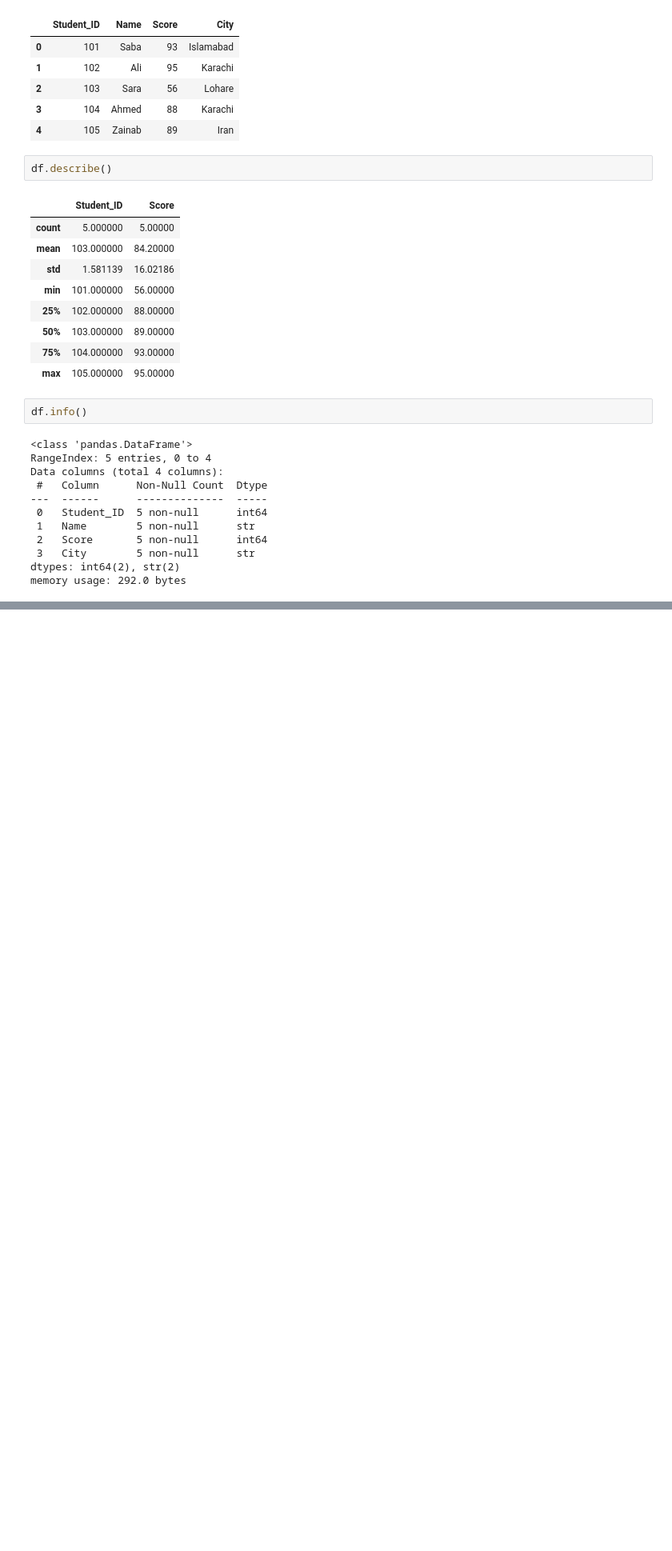
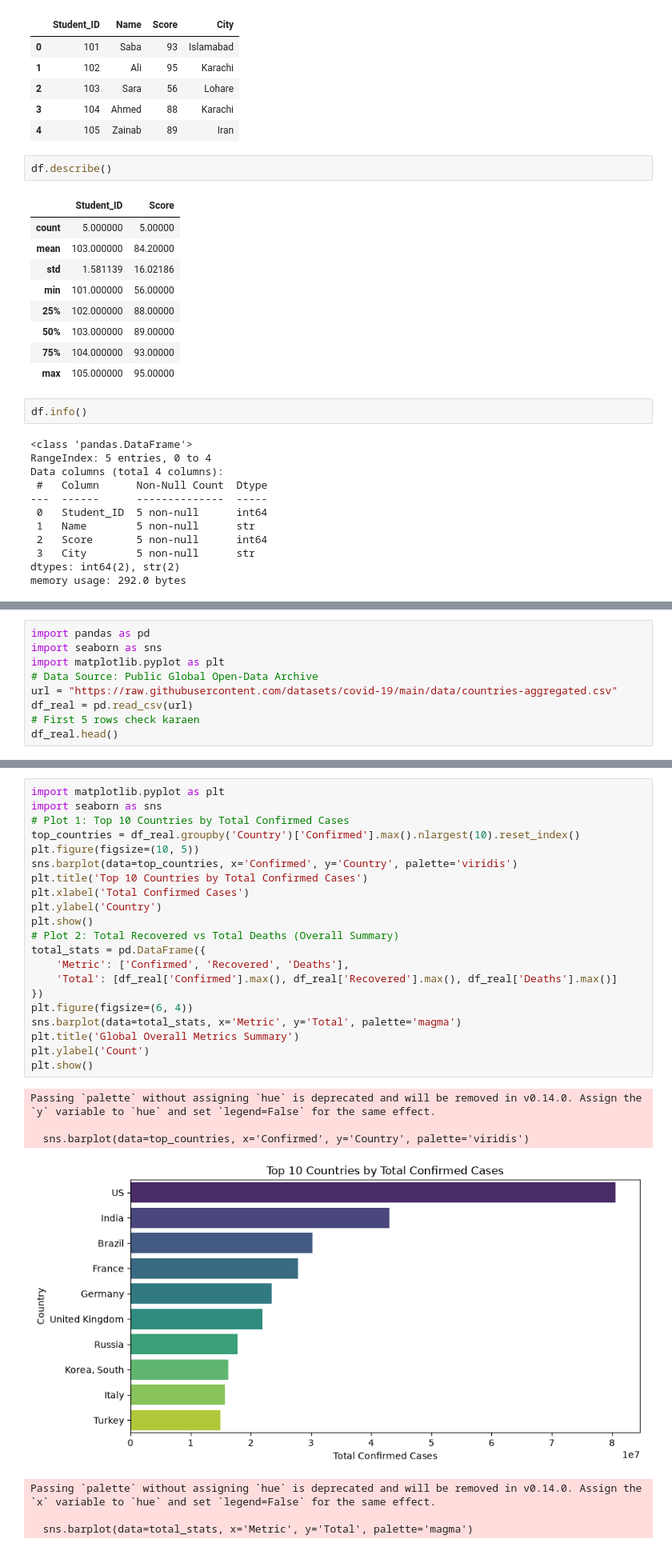
Before and after one commit to Saba-Fatime/data-science-practice, a Jupyter notebook: notebooks/01_exploratory_data_analysis..ipynb, the cells around one changed output, grey strips where cells are left out. Shown at 80% size. Cells and saved outputs as stored; diff of their text form; blank space fills up the shorter version.

Commit message:
Add real open data4set EDA and Seaborn visualizations

```diff
--- a/notebooks/01_exploratory_data_analysis..ipynb
+++ b/notebooks/01_exploratory_data_analysis..ipynb
@@ -55,0 +78,9 @@ memory usage: 292.0 bytes
+# %%
+import pandas as pd
+import seaborn as sns
+import matplotlib.pyplot as plt
+# Data Source: Public Global Open-Data Archive
+url = "https://raw.githubusercontent.com/datasets/covid-19/main/data/countries-aggregated.csv"
+df_real = pd.read_csv(url)
+# First 5 rows check karaen
+df_real.head()
@@ -55,0 +94,29 @@ memory usage: 292.0 bytes
+# %%
+import matplotlib.pyplot as plt
+import seaborn as sns
+# Plot 1: Top 10 Countries by Total Confirmed Cases
+top_countries = df_real.groupby('Country')['Confirmed'].max().nlargest(10).reset_index()
+plt.figure(figsize=(10, 5))
+sns.barplot(data=top_countries, x='Confirmed', y='Country', palette='viridis')
+plt.title('Top 10 Countries by Total Confirmed Cases')
+plt.xlabel('Total Confirmed Cases')
+plt.ylabel('Country')
+plt.show()
+# Plot 2: Total Recovered vs Total Deaths (Overall Summary)
+total_stats = pd.DataFrame({
+    'Metric': ['Confirmed', 'Recovered', 'Deaths'],
+    'Total': [df_real['Confirmed'].max(), df_real['Recovered'].max(), df_real['Deaths'].max()]
+})
+plt.figure(figsize=(6, 4))
+sns.barplot(data=total_stats, x='Metric', y='Total', palette='magma')
+plt.title('Global Overall Metrics Summary')
+plt.ylabel('Count')
+plt.show()
+# %% [output]
+Passing `palette` without assigning `hue` is deprecated and will be removed in v0.14.0. Assign the `y` variable to `hue` and set `legend=False` for the same effect.
+
+  sns.barplot(data=top_countries, x='Confirmed', y='Country', palette='viridis')
+[figure, added]
+Passing `palette` without assigning `hue` is deprecated and will be removed in v0.14.0. Assign the `x` variable to `hue` and set `legend=False` for the same effect.
+
+  sns.barplot(data=total_stats, x='Metric', y='Total', palette='magma')
```
Also changed, not shown: parts of 3 cells of this notebook.
